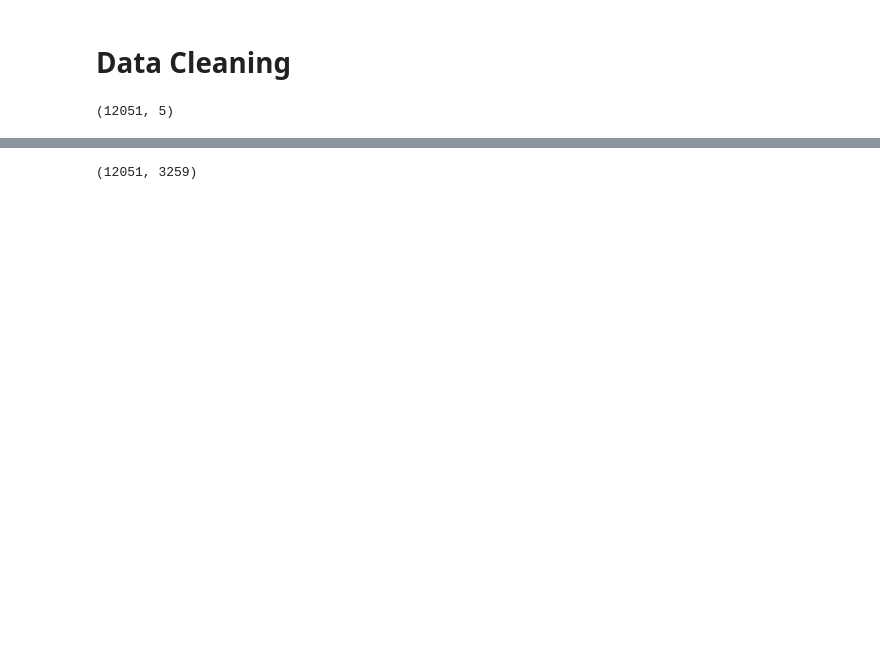
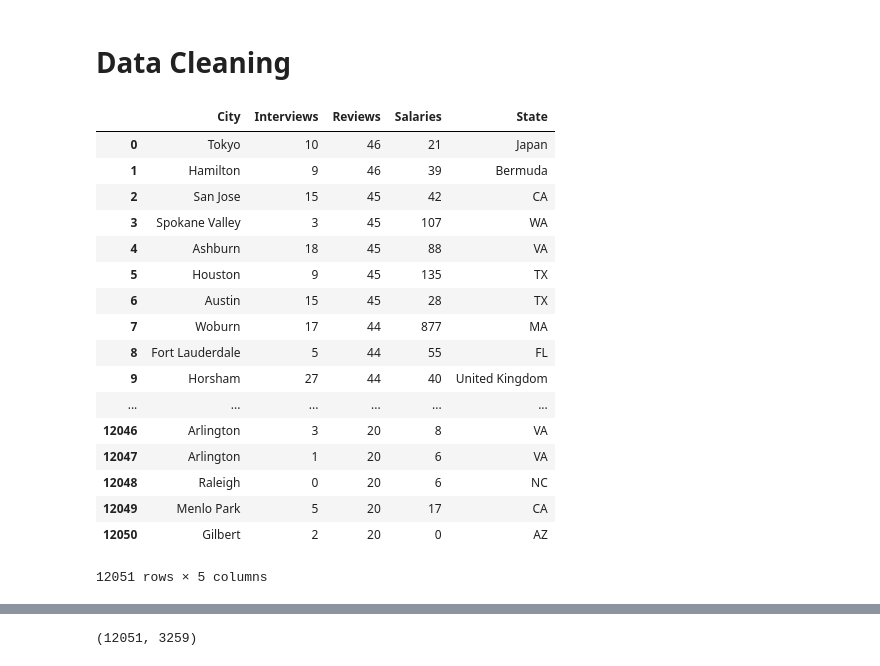
Before and after one commit to timyng/CS221_project, a Jupyter notebook: modeling/BaselineModel.ipynb, the cells around one changed output, grey strips where cells are left out. Saved outputs shown, nothing was run; the diff lists cells and outputs as text; code cells hidden in the pictures; blank space fills up the shorter version.

```diff
--- a/modeling/BaselineModel.ipynb
+++ b/modeling/BaselineModel.ipynb
@@ -80,9 +80,27 @@ X = pd.DataFrame({'City': X[:, 0], 'State': X[:, 1], 'Reviews': X[:, 2], 'Salari
 # %%
 # Drop rows with NA fields
 X = X.dropna()
 X.shape
+X
 # %% [output]
+|  | City | Interviews | Reviews | Salaries | State |
+| 0 | Tokyo | 10 | 46 | 21 | Japan |
+| 1 | Hamilton | 9 | 46 | 39 | Bermuda |
+| 2 | San Jose | 15 | 45 | 42 | CA |
+| 3 | Spokane Valley | 3 | 45 | 107 | WA |
+| 4 | Ashburn | 18 | 45 | 88 | VA |
+| 5 | Houston | 9 | 45 | 135 | TX |
+| 6 | Austin | 15 | 45 | 28 | TX |
+| 7 | Woburn | 17 | 44 | 877 | MA |
+| 8 | Fort Lauderdale | 5 | 44 | 55 | FL |
+| 9 | Horsham | 27 | 44 | 40 | United Kingdom |
+| ... | ... | ... | ... | ... | ... |
+| 12046 | Arlington | 3 | 20 | 8 | VA |
+| 12047 | Arlington | 1 | 20 | 6 | VA |
+| 12048 | Raleigh | 0 | 20 | 6 | NC |
+| 12049 | Menlo Park | 5 | 20 | 17 | CA |
+| 12050 | Gilbert | 2 | 20 | 0 | AZ |
-(12051, 5)
+12051 rows × 5 columns
 # %%
 # Convert to numbers
 le = preprocessing.LabelEncoder()
```
Also changed, not shown: parts of 2 cells of this notebook, 1 other file.
